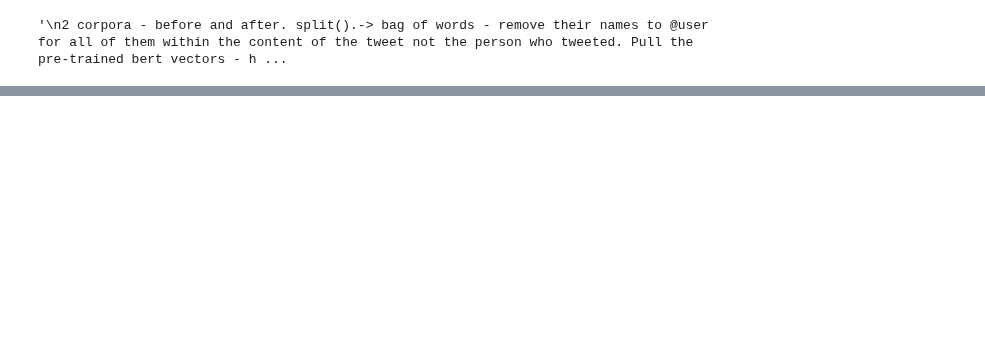
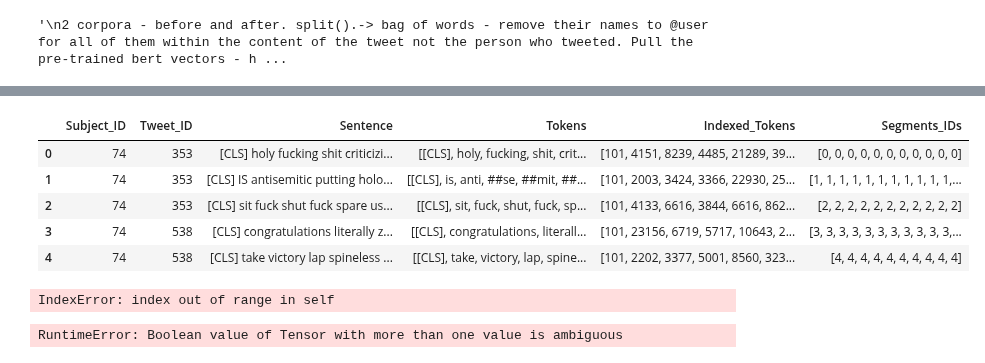
Before and after one commit to blake1407/Thesis, a Jupyter notebook: Tokenizing.ipynb, the cells around one changed output, grey strips where cells are left out. Drawn from its saved outputs; the diff is of its cells as text; code cells hidden in the pictures; blank space fills up the shorter version.

```diff
--- a/Tokenizing.ipynb
+++ b/Tokenizing.ipynb
@@ -123,0 +199,21 @@ tokenizer = BertTokenizer.from_pretrained('bert-base-uncased')
+# %%
+# Tokenize our sentence with the BERT tokenizer.
+after_sentences["Tokens"] = after_sentences["Sentence"].apply(tokenizer.tokenize)
+before_sentences["Tokens"] = before_sentences["Sentence"].apply(tokenizer.tokenize)
+
+#Getting Indexed Tokens using BERT tokenzier
+after_sentences["Indexed_Tokens"] = after_sentences["Tokens"].apply(lambda x: [tokenizer.convert_tokens_to_ids(token) for token in x])
+before_sentences["Indexed_Tokens"] = before_sentences["Tokens"].apply(lambda x: [tokenizer.convert_tokens_to_ids(token) for token in x])
+
+#Getting Segment IDs based on the number of sentences, all tokens in the same sentence get the same ID.
+after_sentences["Segments_IDs"] = get_segments_ids(after_sentences)
+before_sentences["Segments_IDs"] = get_segments_ids(before_sentences)
+
+before_sentences.head()
+# %% [output]
+|  | Subject_ID | Tweet_ID | Sentence | Tokens | Indexed_Tokens | Segments_IDs |
+| 0 | 74 | 353 | [CLS] holy fucking shit criticizi... | [[CLS], holy, fucking, shit, crit... | [101, 4151, 8239, 4485, 21289, 39... | [0, 0, 0, 0, 0, 0, 0, 0, 0, 0, 0] |
+| 1 | 74 | 353 | [CLS] IS antisemitic putting holo... | [[CLS], is, anti, ##se, ##mit, ##... | [101, 2003, 3424, 3366, 22930, 25... | [1, 1, 1, 1, 1, 1, 1, 1, 1, 1, 1,... |
+| 2 | 74 | 353 | [CLS] sit fuck shut fuck spare us... | [[CLS], sit, fuck, shut, fuck, sp... | [101, 4133, 6616, 3844, 6616, 862... | [2, 2, 2, 2, 2, 2, 2, 2, 2, 2, 2] |
+| 3 | 74 | 538 | [CLS] congratulations literally z... | [[CLS], congratulations, literall... | [101, 23156, 6719, 5717, 10643, 2... | [3, 3, 3, 3, 3, 3, 3, 3, 3, 3, 3,... |
+| 4 | 74 | 538 | [CLS] take victory lap spineless ... | [[CLS], take, victory, lap, spine... | [101, 2202, 3377, 5001, 8560, 323... | [4, 4, 4, 4, 4, 4, 4, 4, 4, 4] |
@@ -123,0 +223,47 @@ tokenizer = BertTokenizer.from_pretrained('bert-base-uncased')
+# %%
+# Process the sentences
+outputs = process_bert_sentences(after_sentences)
+
+# Get hidden states (they're in outputs[2])
+hidden_states = outputs[2]
+
+# Print information about the hidden states
+print(f"Number of layers: {len(hidden_states)}")
+print(f"Shape of hidden states from first layer: {hidden_states[0].shape}")
+# %% [output]
+IndexError: index out of range in self
+# %%
+#50 vectors
+
+# Convert inputs to PyTorch tensors
+before_tokens_tensor = before_sentences["Indexed_Tokens"].apply(torch.tensor)
+before_segments_tensors = before_sentences["Segments_IDs"].apply(torch.tensor)
+# Create attention mask
+attention_mask = (before_tokens_tensor != 0).long()
+
+# Load pre-trained model (weights)
+model = BertModel.from_pretrained('bert-base-uncased',
+                                  output_hidden_states = True, # Whether the model returns all hidden-states.
+                                  )
+
+# Put the model in "evaluation" mode, meaning feed-forward operation.
+model.eval()
+
+# Run the text through BERT, and collect all of the hidden states produced
+# from all 12 layers.
+with torch.no_grad():
+    outputs = model(
+        input_ids=before_tokens_tensor,
+        token_type_ids=before_segments_tensors,
+        attention_mask=attention_mask
+    )
+
+    # Evaluating the model will return a different number of objects based on
+    # how it's  configured in the `from_pretrained` call earlier. In this case,
+    # becase we set `output_hidden_states = True`, the third item will be the
+    # hidden states from all layers. See the documentation for more details:
+    # https://huggingface.co/transformers/model_doc/bert.html#bertmodel
+
+hidden_states = outputs[2]
+# %% [output]
+RuntimeError: Boolean value of Tensor with more than one value is ambiguous
```
Also changed, not shown: parts of 8 cells of this notebook, 14 other files.
